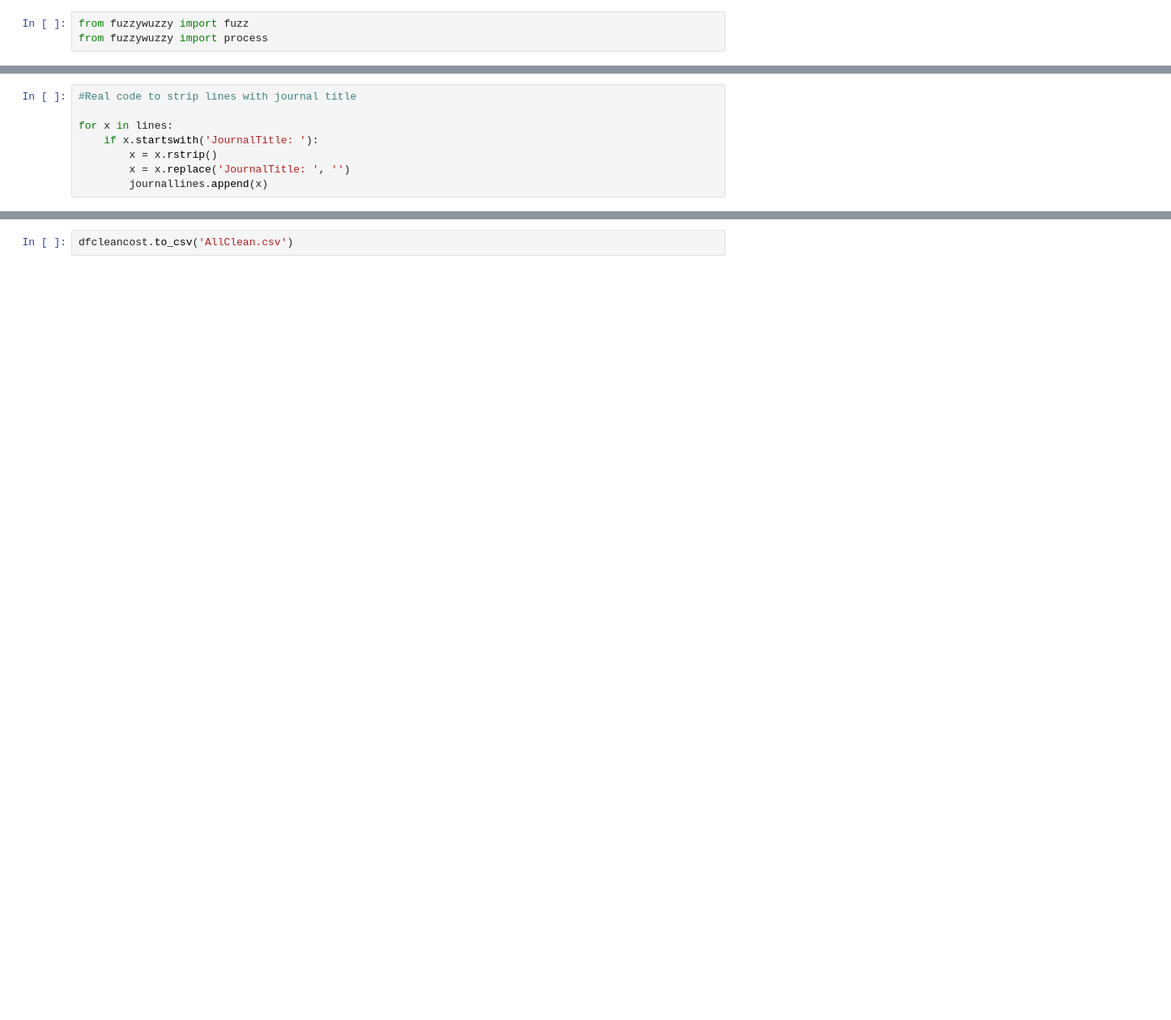
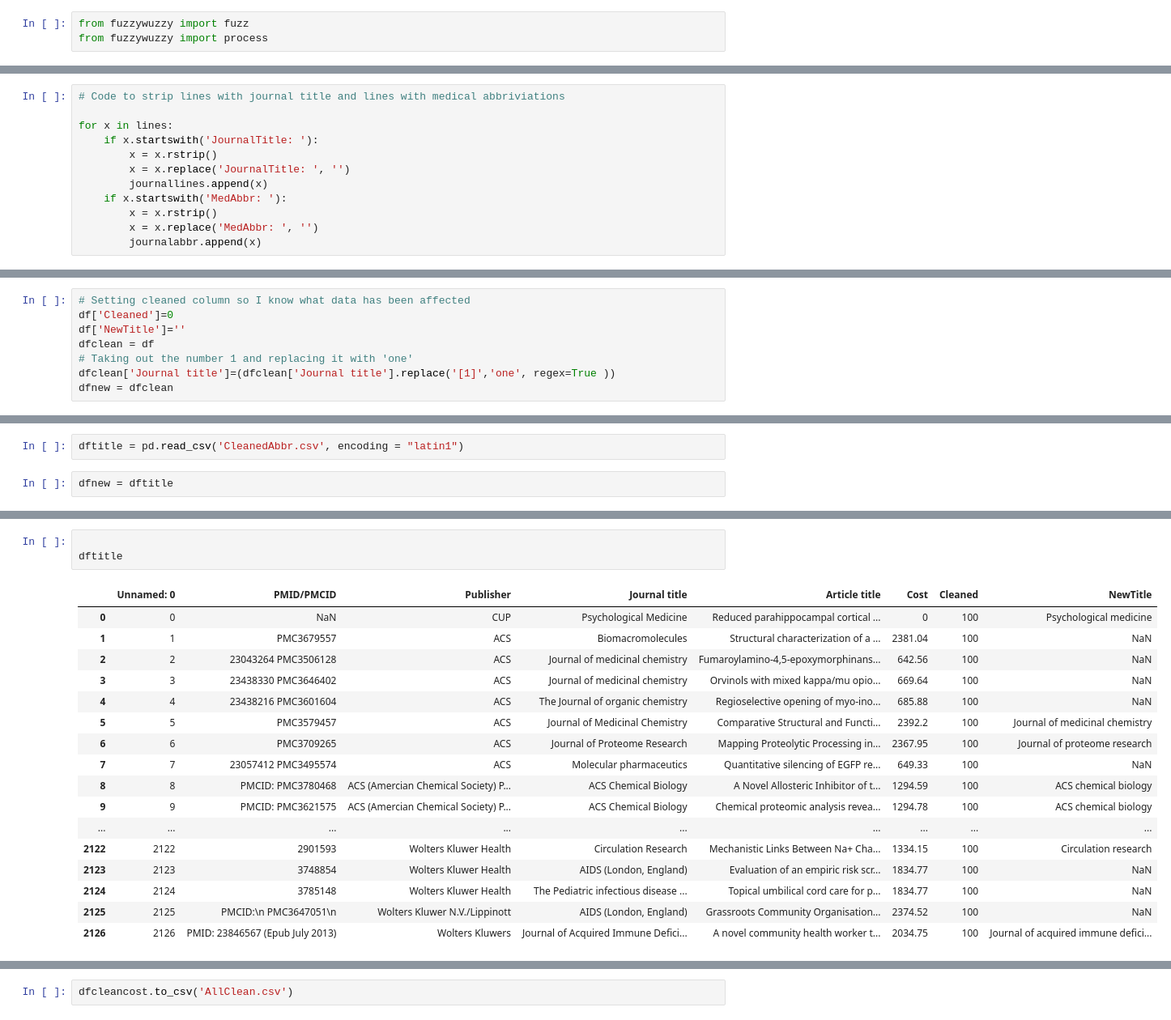
Before and after one commit to ebicher/Data-Science, a Jupyter notebook: Exercises/Visualization_Cleaning/Cleaning/CleaningProject.ipynb, the cells around one changed output, grey strips where cells are left out. Shown at 81% size. Saved outputs shown, nothing was run; the diff lists cells and outputs as text; blank space fills up the shorter version.

```diff
--- a/Exercises/Visualization_Cleaning/Cleaning/CleaningProject.ipynb
+++ b/Exercises/Visualization_Cleaning/Cleaning/CleaningProject.ipynb
@@ -18,11 +19,15 @@ journallines = []
 # %%
-#Real code to strip lines with journal title
+# Code to strip lines with journal title and lines with medical abbriviations
 
 for x in lines:
     if x.startswith('JournalTitle: '):
         x = x.rstrip()
         x = x.replace('JournalTitle: ', '')
         journallines.append(x)
+    if x.startswith('MedAbbr: '):
+        x = x.rstrip()
+        x = x.replace('MedAbbr: ', '')
+        journalabbr.append(x)
 # %%
 #It looks like it worked!
 
@@ -70,0 +49,8 @@ dfclean['Journal title']=(dfclean['Journal title'].replace('[1]','one', regex=Tr
+# %%
+# Setting cleaned column so I know what data has been affected
+df['Cleaned']=0
+df['NewTitle']=''
+dfclean = df
+# Taking out the number 1 and replacing it with 'one'
+dfclean['Journal title']=(dfclean['Journal title'].replace('[1]','one', regex=True ))
+dfnew = dfclean
@@ -70,0 +140,4 @@ dfclean['Journal title']=(dfclean['Journal title'].replace('[1]','one', regex=Tr
+# %%
+dftitle = pd.read_csv('CleanedAbbr.csv', encoding = "latin1")
+# %%
+dfnew = dftitle
@@ -139,0 +248,21 @@ ID: 2126
+# %%
+
+dftitle
+# %% [output]
+|  | Unnamed: 0 | PMID/PMCID | Publisher | Journal title | Article title | Cost | Cleaned | NewTitle |
+| 0 | 0 | NaN | CUP | Psychological Medicine | Reduced parahippocampal cortical ... | 0 | 100 | Psychological medicine |
+| 1 | 1 | PMC3679557 | ACS | Biomacromolecules | Structural characterization of a ... | 2381.04 | 100 | NaN |
+| 2 | 2 | 23043264 PMC3506128 | ACS | Journal of medicinal chemistry | Fumaroylamino-4,5-epoxymorphinans... | 642.56 | 100 | NaN |
+| 3 | 3 | 23438330 PMC3646402 | ACS | Journal of medicinal chemistry | Orvinols with mixed kappa/mu opio... | 669.64 | 100 | NaN |
+| 4 | 4 | 23438216 PMC3601604 | ACS | The Journal of organic chemistry | Regioselective opening of myo-ino... | 685.88 | 100 | NaN |
+| 5 | 5 | PMC3579457 | ACS | Journal of Medicinal Chemistry | Comparative Structural and Functi... | 2392.2 | 100 | Journal of medicinal chemistry |
+| 6 | 6 | PMC3709265 | ACS | Journal of Proteome Research | Mapping Proteolytic Processing in... | 2367.95 | 100 | Journal of proteome research |
+| 7 | 7 | 23057412 PMC3495574 | ACS | Molecular pharmaceutics | Quantitative silencing of EGFP re... | 649.33 | 100 | NaN |
+| 8 | 8 | PMCID: PMC3780468 | ACS (Amercian Chemical Society) P... | ACS Chemical Biology | A Novel Allosteric Inhibitor of t... | 1294.59 | 100 | ACS chemical biology |
+| 9 | 9 | PMCID: PMC3621575 | ACS (Amercian Chemical Society) P... | ACS Chemical Biology | Chemical proteomic analysis revea... | 1294.78 | 100 | ACS chemical biology |
+| ... | ... | ... | ... | ... | ... | ... | ... | ... |
+| 2122 | 2122 | 2901593 | Wolters Kluwer Health | Circulation Research | Mechanistic Links Between Na+ Cha... | 1334.15 | 100 | Circulation research |
+| 2123 | 2123 | 3748854 | Wolters Kluwer Health | AIDS (London, England) | Evaluation of an empiric risk scr... | 1834.77 | 100 | NaN |
+| 2124 | 2124 | 3785148 | Wolters Kluwer Health | The Pediatric infectious disease ... | Topical umbilical cord care for p... | 1834.77 | 100 | NaN |
+| 2125 | 2125 | PMCID:\n PMC3647051\n | Wolters Kluwer N.V./Lippinott | AIDS (London, England) | Grassroots Community Organisation... | 2374.52 | 100 | NaN |
+| 2126 | 2126 | PMID: 23846567 (Epub July 2013) | Wolters Kluwers | Journal of Acquired Immune Defici... | A novel community health worker t... | 2034.75 | 100 | Journal of acquired immune defici... |
```
Also changed, not shown: parts of 21 cells of this notebook, 2 other files.
